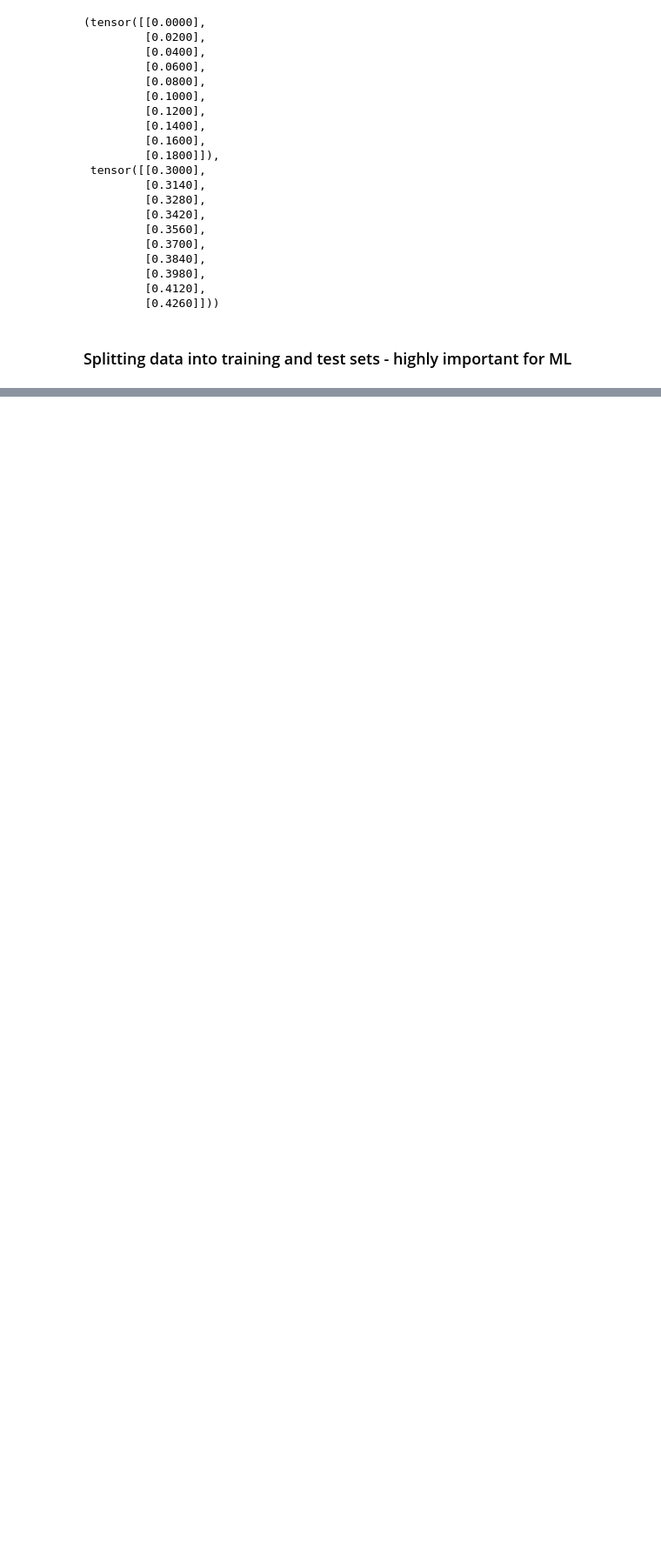
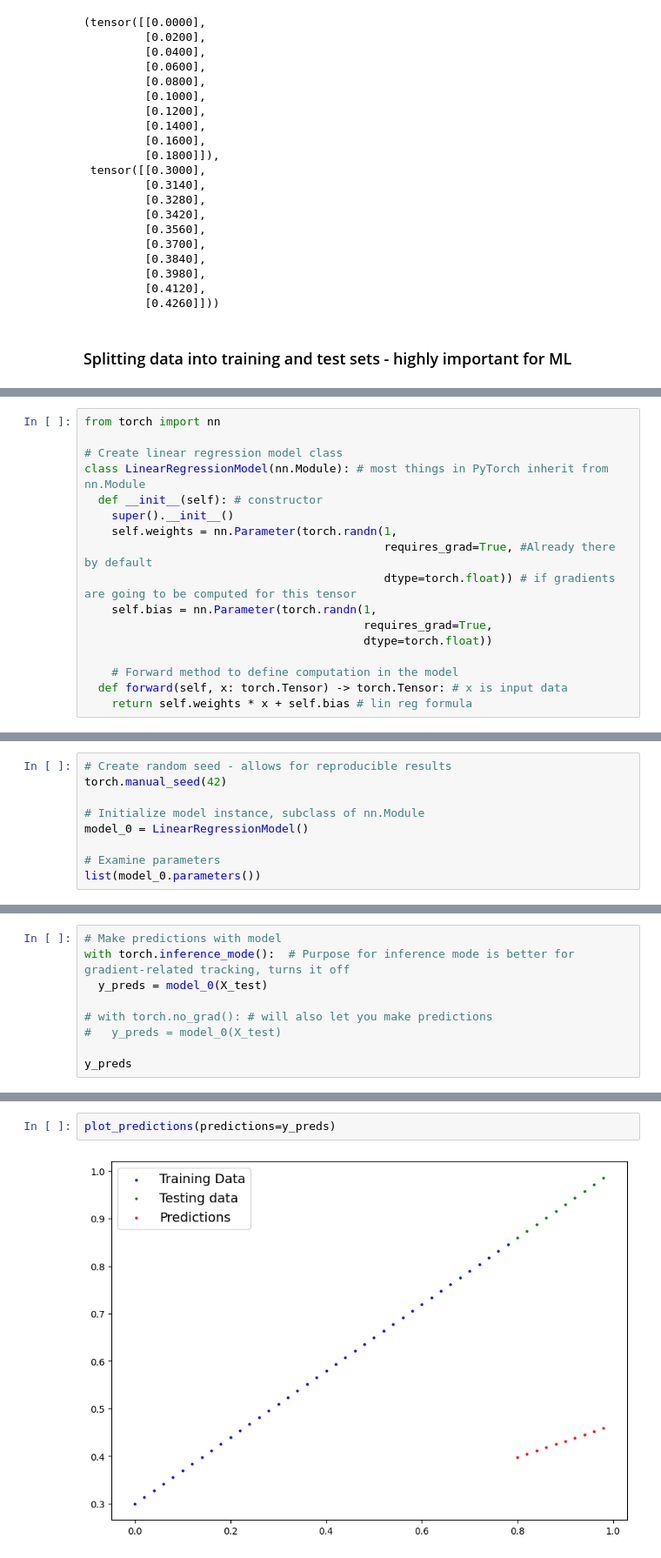
Before and after one commit to R1sh11172/PyTorch_Deep_Proj, a Jupyter notebook: 01_pytorch_workflow.ipynb, the cells around one changed output, grey strips where cells are left out. Shown at 87% size. Drawn from its saved outputs; the diff is of its cells as text; blank space fills up the shorter version.

```diff
--- a/01_pytorch_workflow.ipynb
+++ b/01_pytorch_workflow.ipynb
@@ -94,0 +163,17 @@ len(X_train), len(y_train), len(X_test), len(y_test)
+# %%
+from torch import nn
+
+# Create linear regression model class
+class LinearRegressionModel(nn.Module): # most things in PyTorch inherit from nn.Module
+  def __init__(self): # constructor
+    super().__init__()
+    self.weights = nn.Parameter(torch.randn(1,
+                                            requires_grad=True, #Already there by default
+                                            dtype=torch.float)) # if gradients are going to be computed for this tensor
+    self.bias = nn.Parameter(torch.randn(1,
+                                         requires_grad=True,
+                                         dtype=torch.float))
+
+    # Forward method to define computation in the model
+  def forward(self, x: torch.Tensor) -> torch.Tensor: # x is input data
+    return self.weights * x + self.bias # lin reg formula
@@ -94,0 +194,9 @@ len(X_train), len(y_train), len(X_test), len(y_test)
+# %%
+# Create random seed - allows for reproducible results
+torch.manual_seed(42)
+
+# Initialize model instance, subclass of nn.Module
+model_0 = LinearRegressionModel()
+
+# Examine parameters
+list(model_0.parameters())
@@ -94,0 +221,9 @@ len(X_train), len(y_train), len(X_test), len(y_test)
+# %%
+# Make predictions with model
+with torch.inference_mode():  # Purpose for inference mode is better for gradient-related tracking, turns it off
+  y_preds = model_0(X_test)
+
+# with torch.no_grad(): # will also let you make predictions
+#   y_preds = model_0(X_test)
+
+y_preds
@@ -94,0 +243,4 @@ len(X_train), len(y_train), len(X_test), len(y_test)
+# %%
+plot_predictions(predictions=y_preds)
+# %% [output]
+[figure, added]
```
Also changed, not shown: parts of 17 cells of this notebook.
